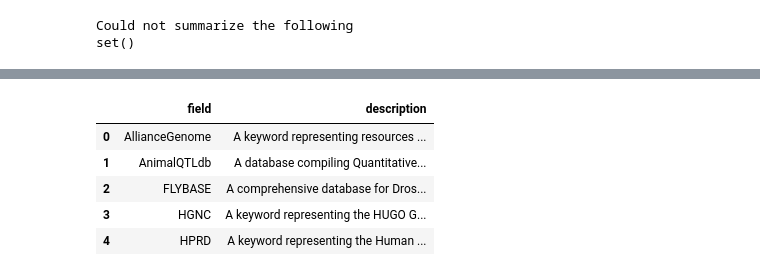
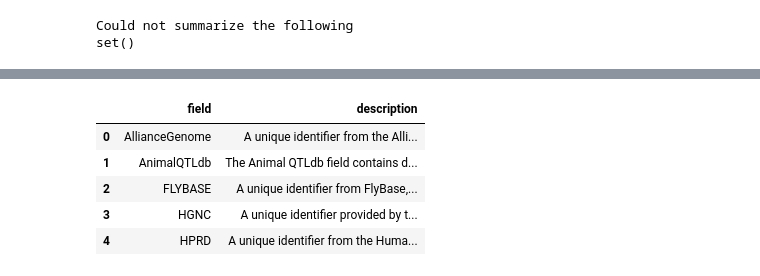
Before and after one commit to NeuralFlux/query-assistant, a Jupyter notebook: data_annotate.ipynb, the cells around one changed output, grey strips where cells are left out. Drawn from its saved outputs; the diff is of its cells as text; code cells hidden in the pictures.

Commit message:
feat: latest data_annotate

```diff
--- a/data_annotate.ipynb
+++ b/data_annotate.ipynb
@@ -66,20 +68,47 @@ openai.api_key = 'sk-proj-6O1Ch_ksbCxLxgWnZSJnLlYDcS8yCHMsFxC0fZH30VrFPmbXsdDywG
+# %%
+with open("data/original/minified_gene_response.json") as fd:
+    sample_record = fd.read()
+# %%
+output_schema = {
+                    "type": "object",
+                    "properties": {
+                        "descriptions": {
+                            "type": "array",
+                            "items": {
+                                "type": "object",
+                                "properties": {
+                                    "field": {"type": "string"},
+                                    "description": {"type": "string"}
+                                },
+                                "required": ["field", "description"]
+                            }
+                        }
+                    },
+                    "required": ["descriptions"]
+                }
 # %%
 def describe_fields(fields: dict):
     """Call the OpenAI API to describe the keys."""
 
     response = openai.chat.completions.create(
-        model="gpt-4o",
+        model="gpt-4o-2024-08-06",
         messages=[
             {
                 "role": "system",
-                "content": "You are an expert in computational biology. Using your experience, describe the following fields from a table. Strictly output a JSON."
+                "content": "You are an expert in computational biology. Use the example given as reference for the task."
             },
             {
                 "role": "user",
-                "content": json.dumps(fields)
+                "content": "Using your experience, describe the following fields from a biology database that aggregates various sources. Strictly output a JSON.\n" + json.dumps(fields) + "\n\nHere's a sample record\n" + sample_record
             }
         ],
-        response_format={"type": "json_object"}
+        response_format={
+            "type": "json_schema",
+            "json_schema": {
+                "name": "field_description",
+                "schema": output_schema
+            }
+        }
     )
     return response.choices[0].message.content
 # %%
@@ -87,13 +116,13 @@ import itertools
 import time
 import tqdm
 
-descriptions = {}
+descriptions = []
 BATCH_SIZE = 10
 
 key_list = list(fields.keys())
 for idx in tqdm.tqdm(range(0, len(key_list), BATCH_SIZE)):
     batch = {k: fields[k] for k in key_list[idx:(idx + BATCH_SIZE)]}
     resp = json.loads(describe_fields(batch))
-    descriptions.update(resp)
+    descriptions.extend(resp["descriptions"][:])
 
     time.sleep(2)
@@ -132,12 +162,12 @@ with open("data/original/compact_descriptions.json") as fd:
 # %%
 import pandas as pd
-df = pd.DataFrame(desc.items(), columns=["field", "description"])
+df = pd.DataFrame(descriptions, columns=["field", "description"])
 df.head()
 # %% [output]
 |  | field | description |
-| 0 | AllianceGenome | A keyword representing resources ... |
-| 1 | AnimalQTLdb | A database compiling Quantitative... |
-| 2 | FLYBASE | A comprehensive database for Dros... |
-| 3 | HGNC | A keyword representing the HUGO G... |
-| 4 | HPRD | A keyword representing the Human ... |
+| 0 | AllianceGenome | A unique identifier from the Alli... |
+| 1 | AnimalQTLdb | The Animal QTLdb field contains d... |
+| 2 | FLYBASE | A unique identifier from FlyBase,... |
+| 3 | HGNC | A unique identifier provided by t... |
+| 4 | HPRD | A unique identifier from the Huma... |
 # %%
```
Also changed, not shown: parts of 11 cells of this notebook.
